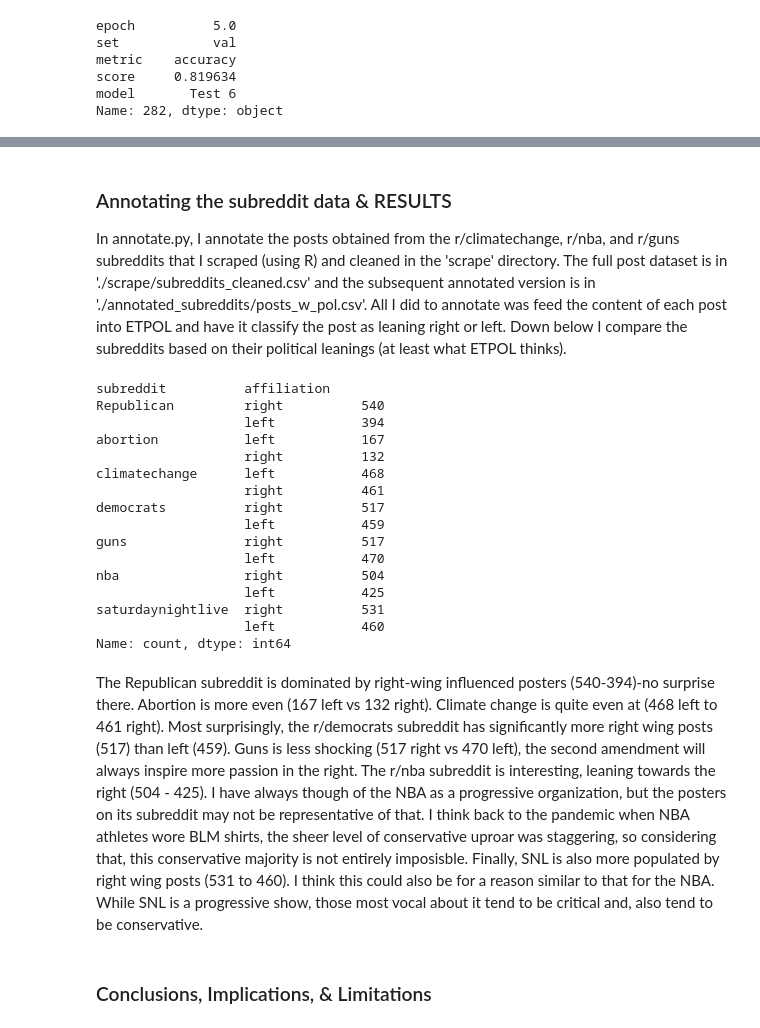
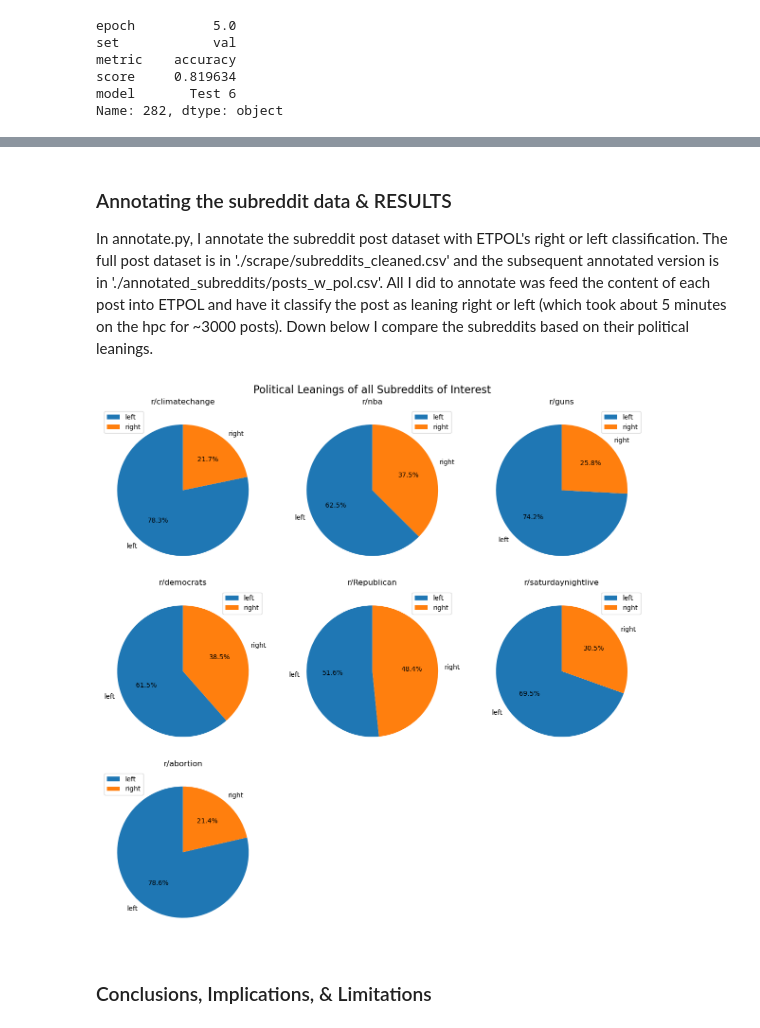
Before and after one commit to FynnHR28/ETPOL, a Jupyter notebook: Writeup.ipynb, the cells around one changed output, grey strips where cells are left out. Cells and saved outputs as stored; diff of their text form; code cells hidden in the pictures.

```diff
--- a/Writeup.ipynb
+++ b/Writeup.ipynb
@@ -214,31 +228,40 @@ As I mentioned before though, I wanted to
 # %% [markdown]
 ### Annotating the subreddit data & RESULTS
 
-In annotate.py, I annotate the posts obtained from the r/climatechange, r/nba, and r/guns subreddits that I scraped (using R) and cleaned in the 'scrape' directory. The full post dataset is in './scrape/subreddits_cleaned.csv' and the subsequent annotated version is in './annotated_subreddits/posts_w_pol.csv'. All I did to annotate was feed the content of each post into ETPOL and have it classify the post as leaning right or left. Down below I compare the subreddits based on their political leanings (at least what ETPOL thinks).
+In annotate.py, I annotate the subreddit post dataset with ETPOL's right or left classification. The full post dataset is in './scrape/subreddits_cleaned.csv' and the subsequent annotated version is in './annotated_subreddits/posts_w_pol.csv'. All I did to annotate was feed the content of each post into ETPOL and have it classify the post as leaning right or left (which took about 5 minutes on the hpc for ~3000 posts). Down below I compare the subreddits based on their political leanings.
 # %%
+
+
+
 posts = pd.read_csv('./annotated_subreddit/posts_w_pol.csv')
 
-subs = {'climatechange', 'nba', 'guns','democrats', 'Republican', 'saturdaynightlive', 'abortion'}
-posts.groupby('subreddit')['affiliation'].value_counts()
+subs = ['climatechange', 'nba', 'guns','democrats', 'Republican', 'saturdaynightlive', 'abortion']
+
+
+data = posts.groupby('subreddit')['affiliation'].value_counts().reset_index()
+data = data.pivot(index= 'subreddit', columns='affiliation', values='count')
+data = data.rename_axis(None, axis=1)
+
+fig, axs = plt.subplots(nrows=3, ncols=3, figsize=(12,12))
+axs = axs.flatten()
+for i, sub in enumerate(subs):
+    if i >= len(subs): break
+    ax = axs[i]
+    sizes = data.loc[sub, ['left', 'right']].values
+    labels = ['left', 'right']
+    ax.pie(sizes, labels=labels, autopct='%1.1f%%', startangle=90)
+    ax.set_title(f'r/{sub}')
+    ax.legend()
+
+# Hide any unused subplots
+for j in range(len(subs), len(axs)):
+    axs[j].axis('off')
+
+fig.suptitle('Political Leanings of all Subreddits of Interest', fontsize = 16)
+plt.tight_layout()
+plt.show()
 # %% [output]
-subreddit          affiliation
-Republican         right          540
-                   left           394
-abortion           left           167
-                   right          132
-climatechange      left           468
-                   right          461
-democrats          right          517
-                   left           459
-guns               right          517
-                   left           470
-nba                right          504
-                   left           425
-saturdaynightlive  right          531
-                   left           460
-Name: count, dtype: int64
+[figure, added]
-# %% [markdown]
-The Republican subreddit is dominated by right-wing influenced posters (540-394)-no surprise there. Abortion is more even (167 left vs 132 right). Climate change is quite even at (468 left to 461 right). Most surprisingly, the r/democrats subreddit has significantly more right wing posts (517) than left (459). Guns is less shocking (517 right vs 470 left), the second amendment will always inspire more passion in the right. The r/nba subreddit is interesting, leaning towards the right (504 - 425). I have always though of the NBA as a progressive organization, but the posters on its subreddit may not be representative of that. I think back to the pandemic when NBA athletes wore BLM shirts, the sheer level of conservative uproar was staggering, so considering that, this conservative majority is not entirely imposisble. Finally, SNL is also more populated by right wing posts (531 to 460). I think this could also be for a reason similar to that for the NBA. While SNL is a progressive show, those most vocal about it tend to be critical and, also tend to be conservative.
 # %% [markdown]
 ### Conclusions, Implications, & Limitations
 # %% [markdown]
```
Also changed, not shown: parts of 10 cells of this notebook, 1 other file.
